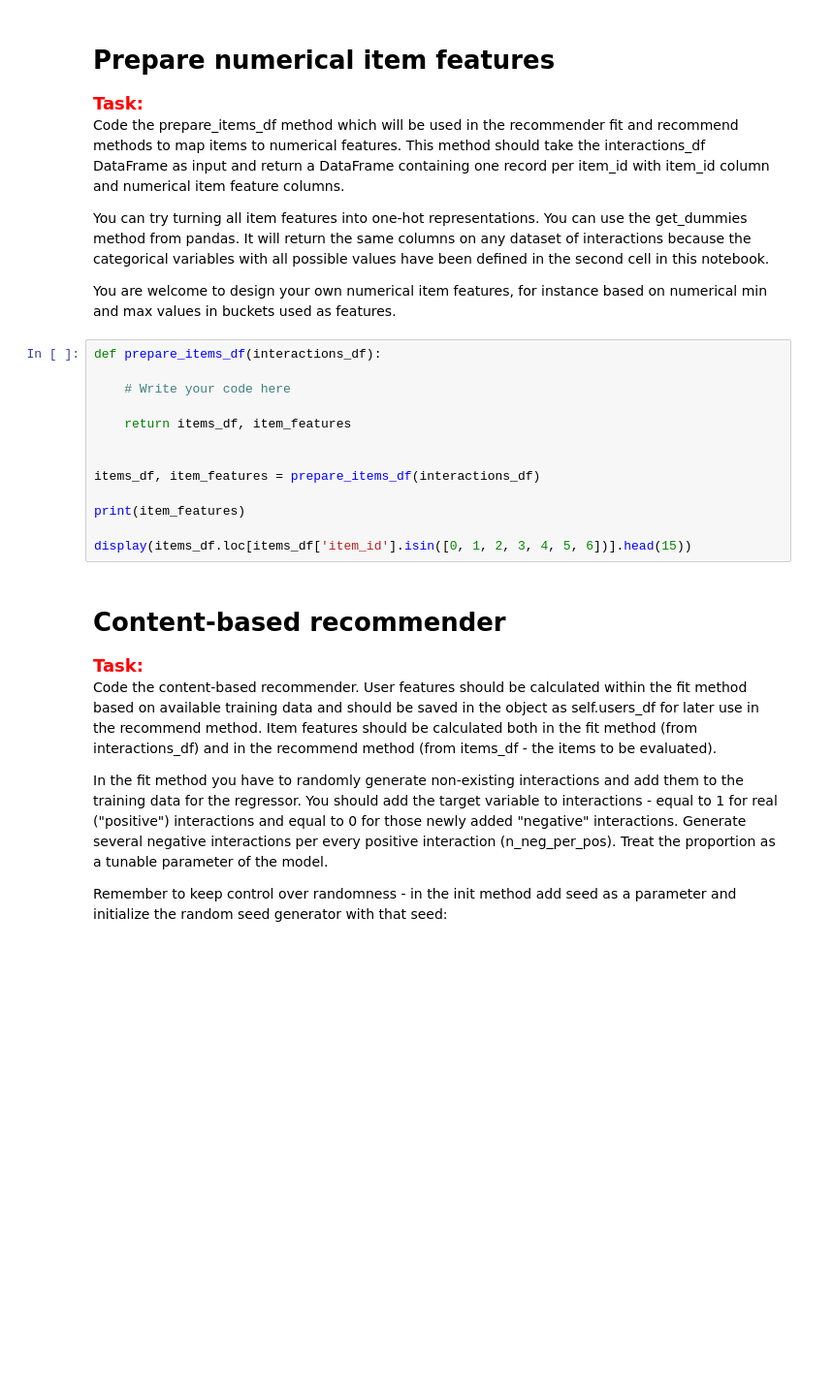
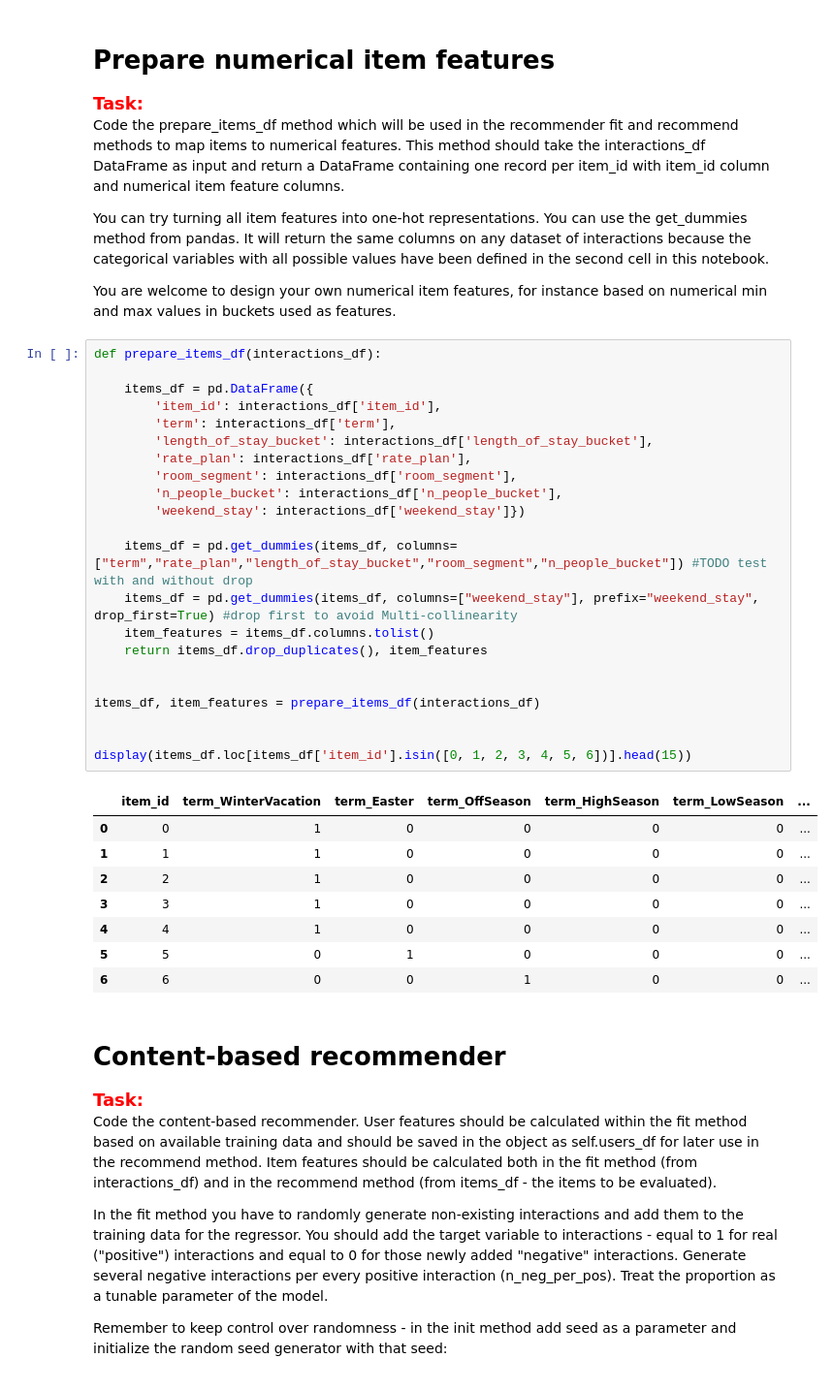
Before and after one commit to Thyme1/Systemy-Rekomendacyjne-Projekt-1, a Jupyter notebook: project_1_recommender_and_evaluation.ipynb, the cells around one changed output. Shown: that part at 97% size. Drawn from its saved outputs; the diff is of its cells as text; blank space fills up the shorter version.

```diff
--- a/project_1_recommender_and_evaluation.ipynb
+++ b/project_1_recommender_and_evaluation.ipynb
@@ -180,16 +164,34 @@ You are welcome to design your own numerical item features, for instance based o
 # %%
 def prepare_items_df(interactions_df):
 
-    # Write your code here
+    items_df = pd.DataFrame({
+        'item_id': interactions_df['item_id'],
+        'term': interactions_df['term'],
+        'length_of_stay_bucket': interactions_df['length_of_stay_bucket'],
+        'rate_plan': interactions_df['rate_plan'],
+        'room_segment': interactions_df['room_segment'],
+        'n_people_bucket': interactions_df['n_people_bucket'],
+        'weekend_stay': interactions_df['weekend_stay']})
 
-    return items_df, item_features
+    items_df = pd.get_dummies(items_df, columns=["term","rate_plan","length_of_stay_bucket","room_segment","n_people_bucket"]) #TODO test with and without drop
+    items_df = pd.get_dummies(items_df, columns=["weekend_stay"], prefix="weekend_stay", drop_first=True) #drop first to avoid Multi-collinearity
+    item_features = items_df.columns.tolist()
+    return items_df.drop_duplicates(), item_features
 
 
 items_df, item_features = prepare_items_df(interactions_df)
 
-print(item_features)
 
 display(items_df.loc[items_df['item_id'].isin([0, 1, 2, 3, 4, 5, 6])].head(15))
+# %% [output]
+|  | item_id | term_WinterVacation | term_Easter | term_OffSeason | term_HighSeason | term_LowSeason | ... |
+| 0 | 0 | 1 | 0 | 0 | 0 | 0 | ... |
+| 1 | 1 | 1 | 0 | 0 | 0 | 0 | ... |
+| 2 | 2 | 1 | 0 | 0 | 0 | 0 | ... |
+| 3 | 3 | 1 | 0 | 0 | 0 | 0 | ... |
+| 4 | 4 | 1 | 0 | 0 | 0 | 0 | ... |
+| 5 | 5 | 0 | 1 | 0 | 0 | 0 | ... |
+| 6 | 6 | 0 | 0 | 1 | 0 | 0 | ... |
 # %% [markdown]
 # Content-based recommender
 
```
Also changed, not shown: parts of 1 cell of this notebook, 3 other files.
